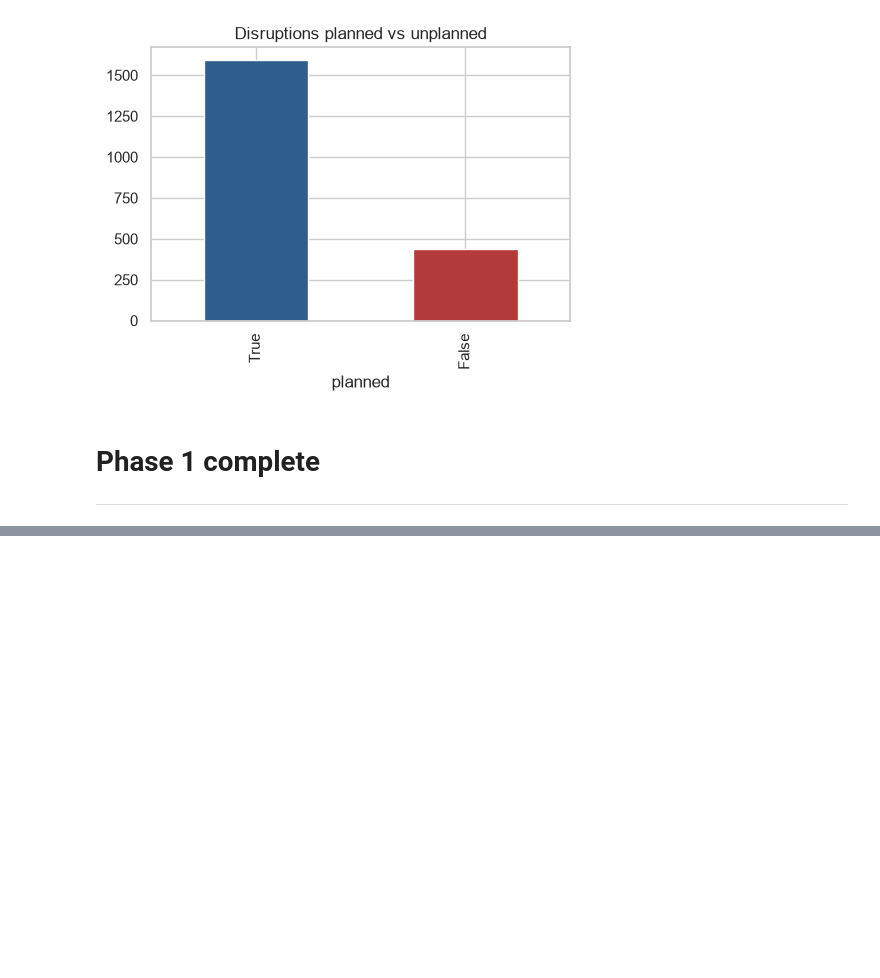
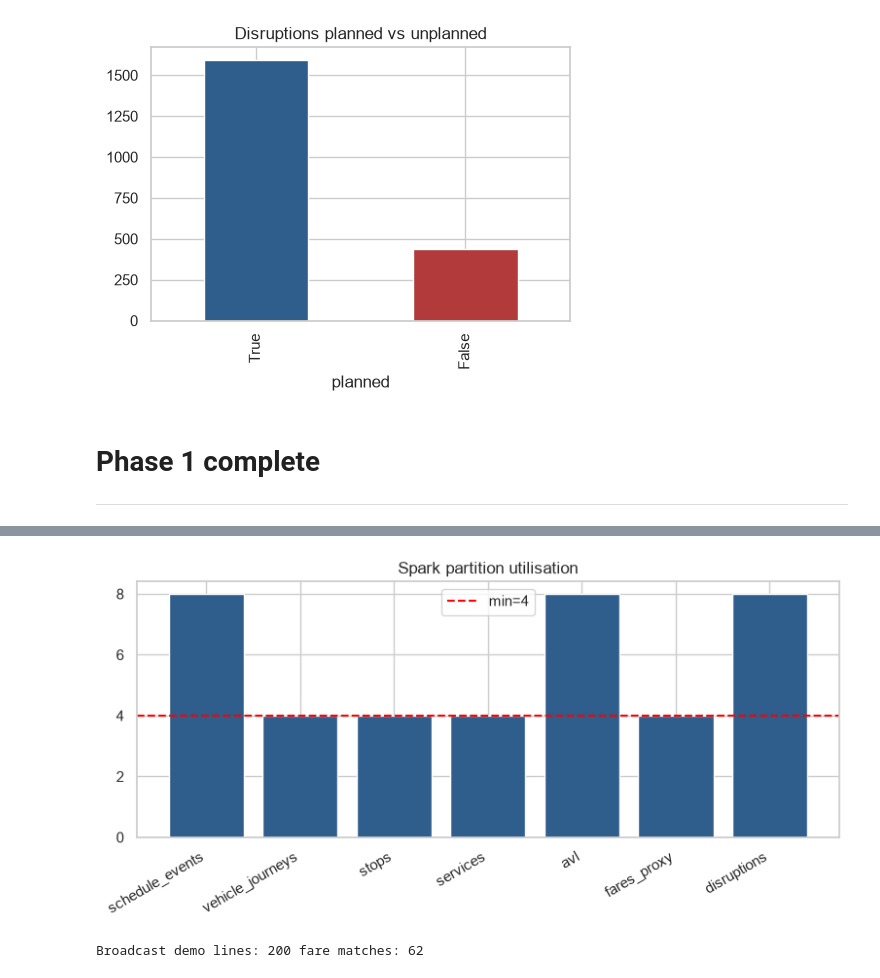
Before and after one commit to Samriddhacoderho/Arriva-Merseyside-Fare-Aware-Service-Reliability-Audit, a Jupyter notebook: main.ipynb, the cells around one changed output, grey strips where cells are left out. Saved outputs shown, nothing was run; the diff lists cells and outputs as text; code cells hidden in the pictures; blank space fills up the shorter version.

Commit message:
Phase 2 completed

```diff
--- a/main.ipynb
+++ b/main.ipynb
@@ -938,0 +1020,78 @@ if "planned" in dis.columns:
+# %%
+def partition_report(tables: dict[str, DataFrame]) -> list[dict]:
+    rows = []
+
+    # Collecting partition and row count statistics for each dataset.
+    for name, df in tables.items():
+        rows.append(
+            {
+                "table": name,
+                "row_count": df.count(),
+                "num_partitions": df.rdd.getNumPartitions(),
+            }
+        )
+
+    return rows
+# %%
+# Creating a Spark session for the Phase 2 analysis.
+spark = quiet_spark(get_spark("Phase2_Spark_Lab"))
+
+# Displaying the Spark UI link for monitoring jobs and execution.
+print("Spark UI:", spark.sparkContext.uiWebUrl)
+
+# Loading all processed datasets into Spark.
+tables = load_processed_tables(spark)
+
+# Repartitioning and caching the datasets for distributed processing.
+tables = spark_proof_repartition_cache(tables, n_parts=8)
+
+# Generating a summary of partition utilisation across all datasets.
+part_df = pd.DataFrame(partition_report(tables))
+
+# Saving the partition summary for reproducibility and reporting.
+part_df.to_csv(RELIABILITY_DIR / "partition_utilisation.csv", index=False)
+
+# Displaying the partition summary table.
+display(part_df)
+
+# Creating a chart to visualise partition utilisation.
+fig, ax = plt.subplots(figsize=(8, 4))
+
+# Plotting the number of partitions for each dataset.
+ax.bar(part_df["table"], part_df["num_partitions"], color="#2f5d8c")
+
+# Highlighting the minimum required partition threshold.
+ax.axhline(MIN_PARTITIONS, color="red", linestyle="--", label="min=4")
+
+ax.set_title("Spark partition utilisation")
+ax.legend()
+plt.xticks(rotation=30, ha="right")
+
+# Displaying and saving the partition utilisation chart.
+show_and_save(fig, VIS / "reliability" / "spark_partition_utilisation.png")
+
+# Aggregating schedule events by route to prepare for the broadcast join.
+sched_lines = (
+    tables["schedule_events"]
+    .withColumn("line_key", F.upper(F.trim(F.col("line_name"))))
+    .groupBy("line_key")
+    .count()
+)
+
+# Broadcasting the smaller fares dataset to optimise the join operation.
+fares_b = broadcast(
+    tables["fares_proxy"]
+    .withColumn("line_key", F.upper(F.trim(F.col("line_name"))))
+)
+
+# Joining schedule counts with fare information using the broadcast dataset.
+demo = sched_lines.join(fares_b, on="line_key", how="left")
+
+# Displaying the number of matched routes after the broadcast join.
+print(
+    "Broadcast demo lines:",
+    sched_lines.count(),
+    "fare matches:",
+    demo.filter(F.col("fare_proxy_median").isNotNull()).count(),
+)
+# %% [output]
@@ -938,0 +1115,2 @@ if "planned" in dis.columns:
+[figure, added]
+Broadcast demo lines: 200 fare matches: 62
```
Also changed, not shown: parts of 12 cells of this notebook, 10 other files.
